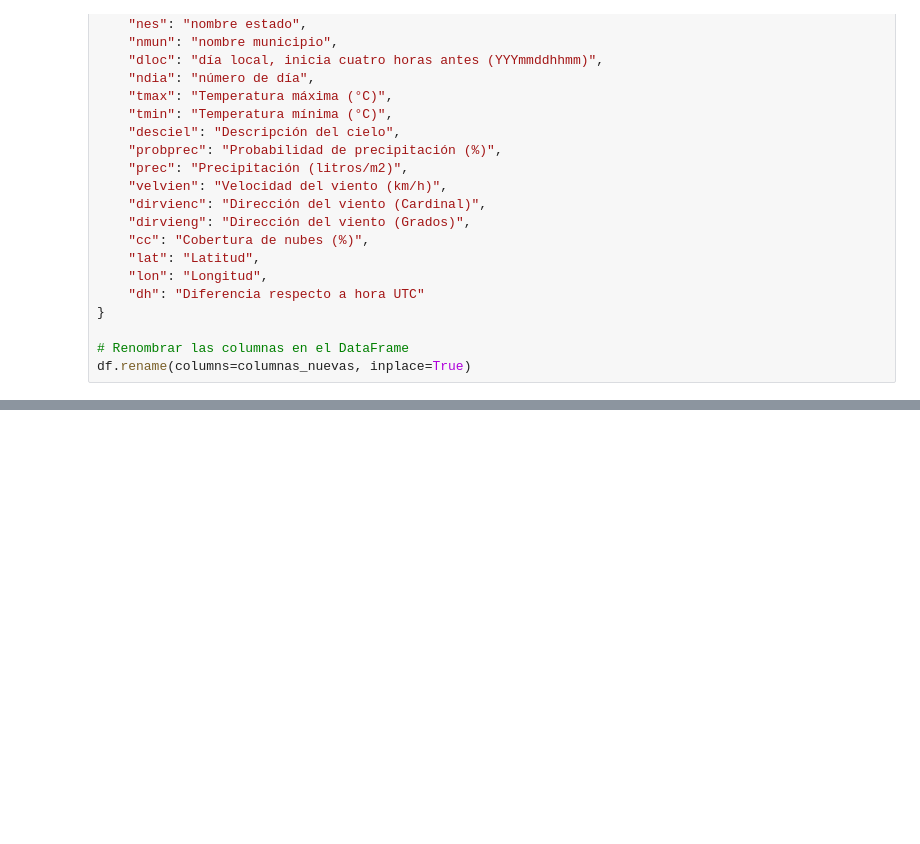
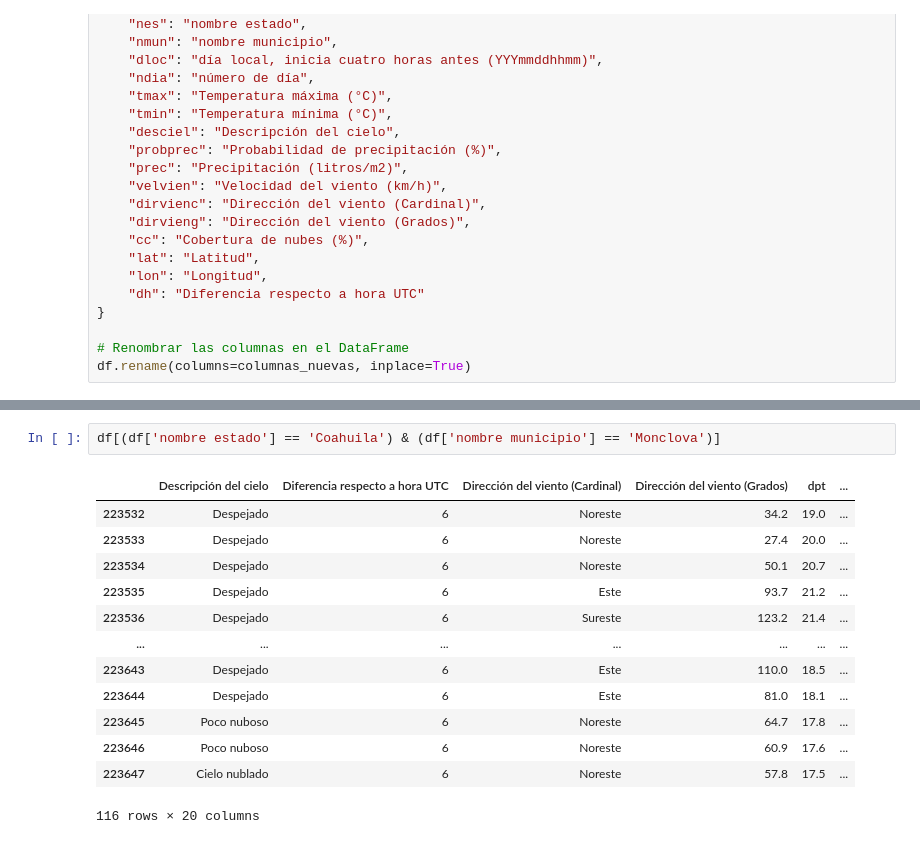
Before and after one commit to AminadabC/climatologia-mx-tools, a Jupyter notebook: Consulta_webservice_SMN.ipynb, the cells around one changed output, grey strips where cells are left out. Cells and saved outputs as stored; diff of their text form; blank space fills up the shorter version.

```diff
--- a/Consulta_webservice_SMN.ipynb
+++ b/Consulta_webservice_SMN.ipynb
@@ -140,0 +189,16 @@ df
+# %%
+df[(df['nombre estado'] == 'Coahuila') & (df['nombre municipio'] == 'Monclova')]
+# %% [output]
+|  | Descripción del cielo | Diferencia respecto a hora UTC | Dirección del viento (Cardinal) | Dirección del viento (Grados) | dpt | ... |
+| 223532 | Despejado | 6 | Noreste | 34.2 | 19.0 | ... |
+| 223533 | Despejado | 6 | Noreste | 27.4 | 20.0 | ... |
+| 223534 | Despejado | 6 | Noreste | 50.1 | 20.7 | ... |
+| 223535 | Despejado | 6 | Este | 93.7 | 21.2 | ... |
+| 223536 | Despejado | 6 | Sureste | 123.2 | 21.4 | ... |
+| ... | ... | ... | ... | ... | ... | ... |
+| 223643 | Despejado | 6 | Este | 110.0 | 18.5 | ... |
+| 223644 | Despejado | 6 | Este | 81.0 | 18.1 | ... |
+| 223645 | Poco nuboso | 6 | Noreste | 64.7 | 17.8 | ... |
+| 223646 | Poco nuboso | 6 | Noreste | 60.9 | 17.6 | ... |
+| 223647 | Cielo nublado | 6 | Noreste | 57.8 | 17.5 | ... |
+116 rows × 20 columns
```
Also changed, not shown: parts of 8 cells of this notebook.
